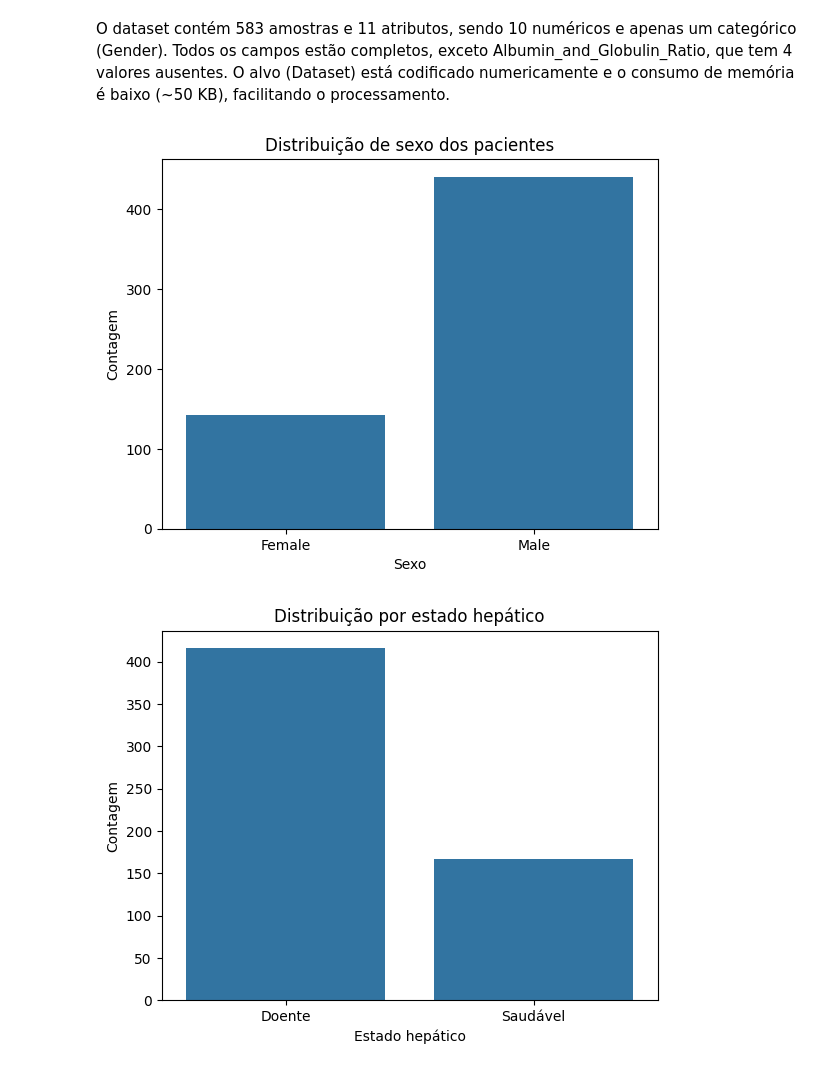
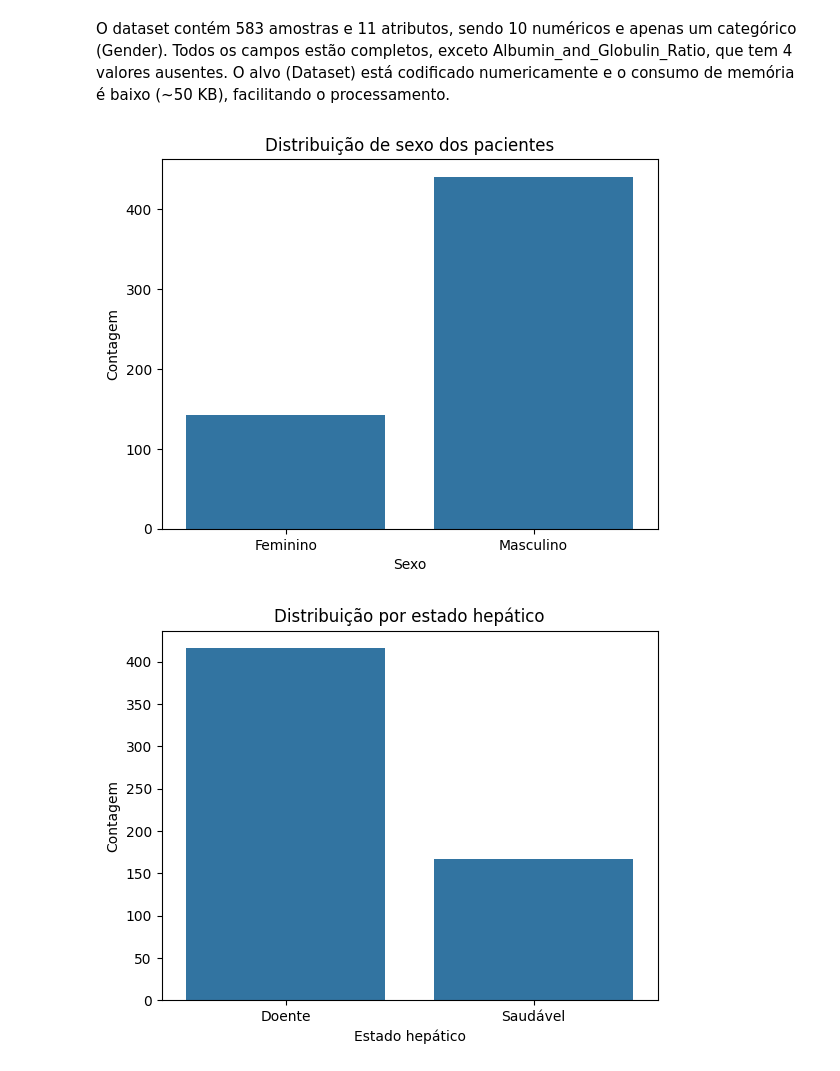
Before and after one commit to paulaRMachado/PUC-RIO-DTSC-MVP2, a Jupyter notebook: PUC_MVP_2.ipynb, the cells around one changed output. Cells and saved outputs as stored; diff of their text form; code cells hidden in the pictures.

```diff
--- a/PUC_MVP_2.ipynb
+++ b/PUC_MVP_2.ipynb
@@ -102,11 +102,12 @@ memory usage: 50.2+ KB
 # %% [markdown]
 O dataset contém 583 amostras e 11 atributos, sendo 10 numéricos e apenas um categórico (Gender). Todos os campos estão completos, exceto Albumin_and_Globulin_Ratio, que tem 4 valores ausentes. O alvo (Dataset) está codificado numericamente e o consumo de memória é baixo (~50 KB), facilitando o processamento.
 # %%
-sns.countplot(x='Gender', data= bronze)
+#Distribuição de pacientes quanto ao sexo
+sns.countplot(x=bronze['Gender'].map({'Male': 'Masculino', 'Female': 'Feminino'}))
 plt.title('Distribuição de sexo dos pacientes')
 plt.xlabel('Sexo')
 plt.ylabel('Contagem')
 plt.show()
 # %% [output]
-[figure, old version]
+[figure, new version]
 # %%
```
Also changed, not shown: parts of 1 cell of this notebook.
